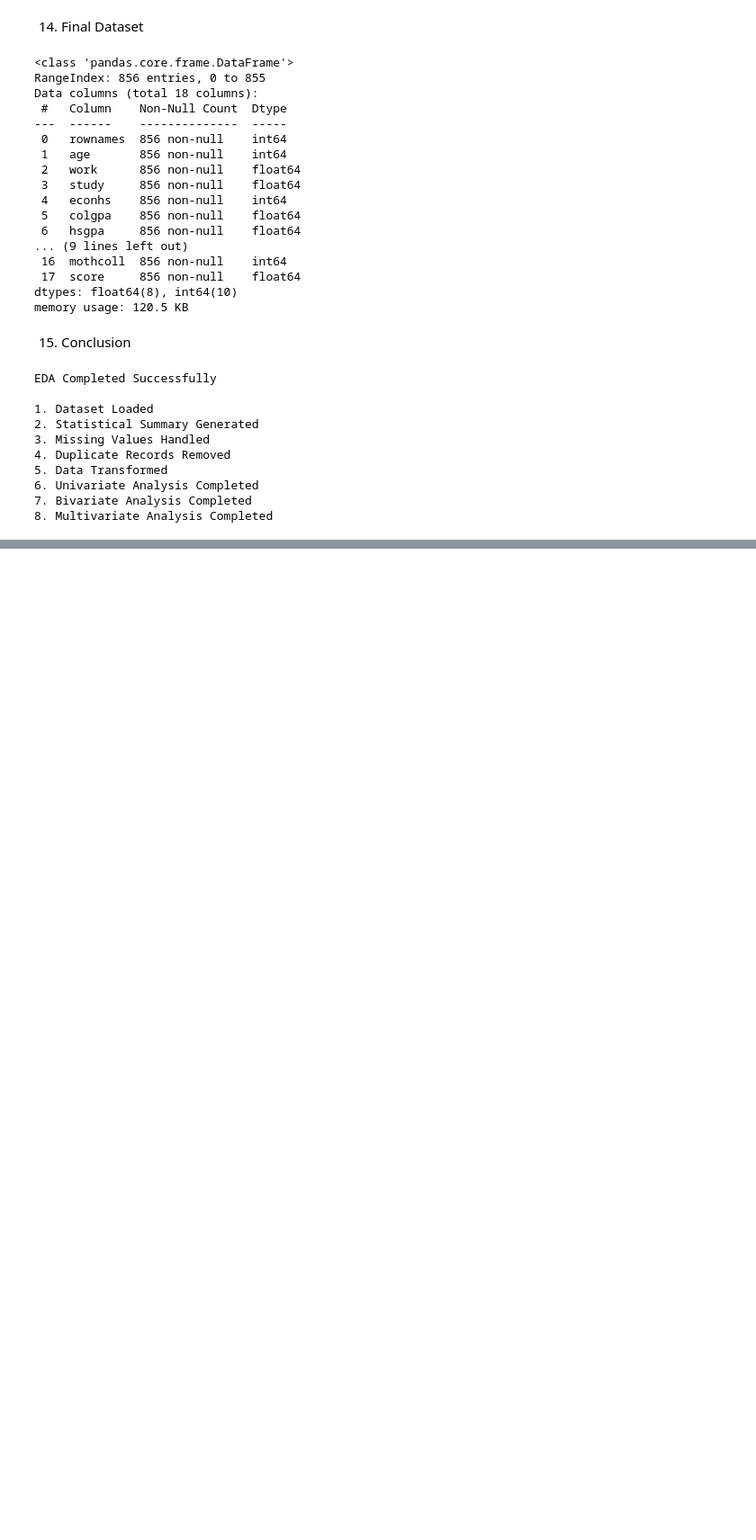
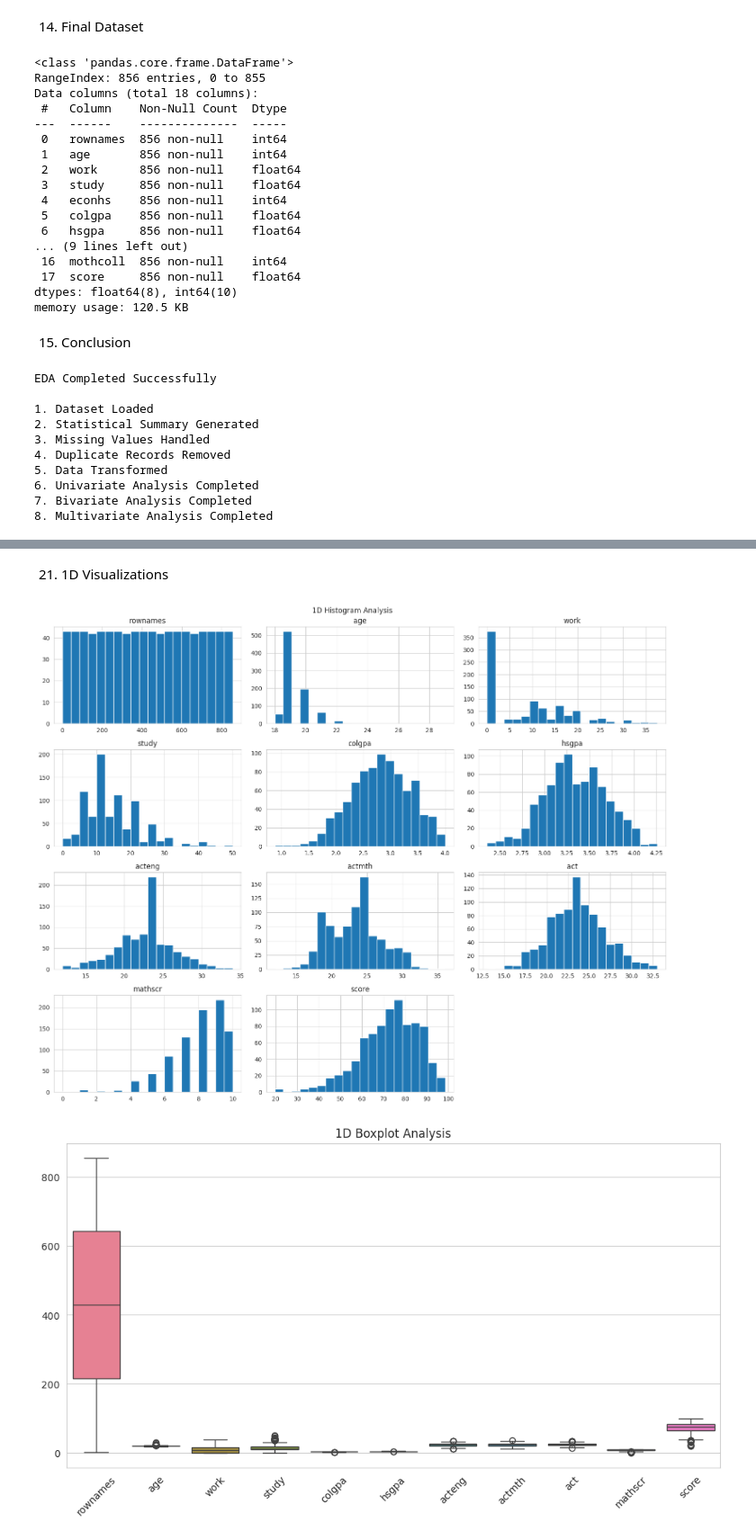
Before and after one commit to krishdesai6009/krish-desai, a Jupyter notebook: 23BDS0266.ipynb, the cells around one changed output, grey strips where cells are left out. Shown at 90% size. Saved outputs shown, nothing was run; the diff lists cells and outputs as text; code cells hidden in the pictures; blank space fills up the shorter version.

```diff
--- a/23BDS0266.ipynb
+++ b/23BDS0266.ipynb
@@ -335,0 +499,23 @@ EDA Completed Successfully
+# %%
+numeric_df = df.select_dtypes(include=np.number)
+
+print("Mean:")
+display(numeric_df.mean())
+
+print("\nMedian:")
+display(numeric_df.median())
+
+print("\nMode:")
+display(numeric_df.mode().iloc[0])
+
+print("\nStandard Deviation:")
+display(numeric_df.std())
+
+print("\nVariance:")
+display(numeric_df.var())
+
+print("\nMinimum:")
+display(numeric_df.min())
+
+print("\nMaximum:")
+display(numeric_df.max())
@@ -335,0 +580,25 @@ EDA Completed Successfully
+# %% [markdown]
+21. 1D Visualizations
+# %%
+# Histogram
+numeric_df.hist(figsize=(15, 12), bins=20)
+plt.suptitle("1D Histogram Analysis")
+plt.tight_layout()
+plt.show()
+
+# Boxplot
+plt.figure(figsize=(12, 6))
+sns.boxplot(data=numeric_df)
+plt.title("1D Boxplot Analysis")
+plt.xticks(rotation=45)
+plt.show()
+
+# Distribution plot
+for col in numeric_df.columns:
+    plt.figure(figsize=(6, 4))
+    sns.histplot(df[col], kde=True)
+    plt.title(f"Distribution of {col}")
+    plt.show()
+# %% [output]
+[figure, added]
+[figure, added]
```
Also changed, not shown: parts of 79 cells of this notebook.
